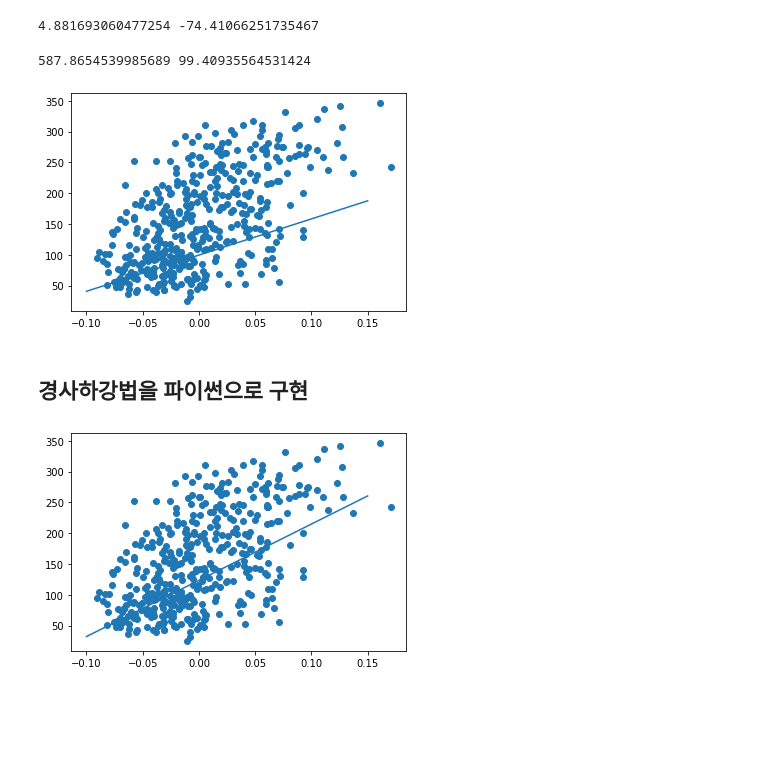
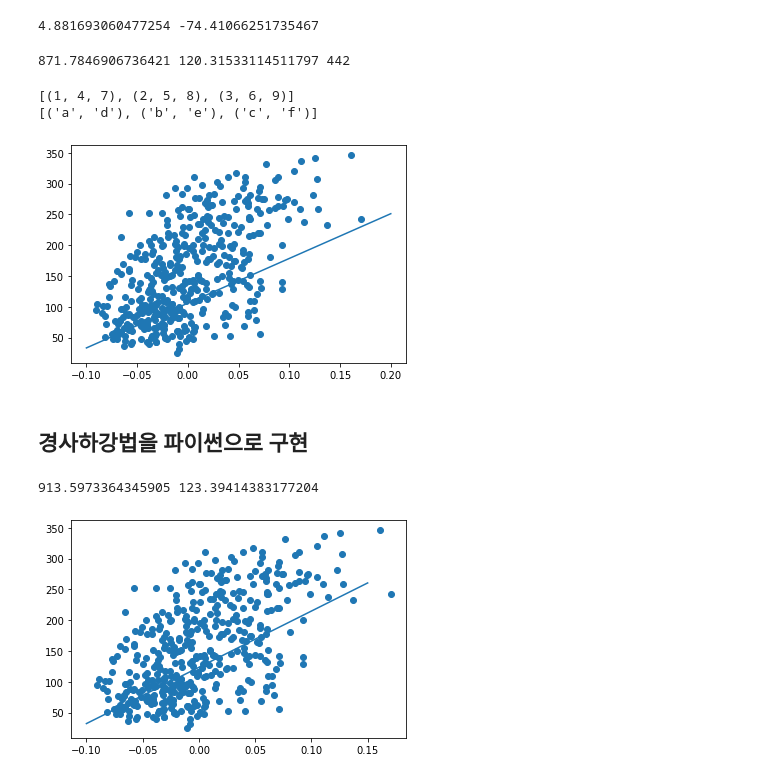
Before and after one commit to geunsu-jo/Hands-On-ML, a Jupyter notebook: winter_semester/02_선형회귀.ipynb, the cells around one changed output. Saved outputs shown, nothing was run; the diff lists cells and outputs as text; code cells hidden in the pictures; blank space fills up the shorter version.

```diff
--- a/winter_semester/02_선형회귀.ipynb
+++ b/winter_semester/02_선형회귀.ipynb
@@ -133,23 +132,35 @@ print(w_new, b_new)
 # %% [output]
 4.881693060477254 -74.41066251735467
 # %%
-for x_i, y_i in zip(X,y):
+itr = 0
+for x_i, y_i in zip(X,y): # zip은 동일한 자료형을 묶어주는 역할
   y_hat = x_i * w + b
   err = y_i - y_hat
   w_rate = x_i
   w = w + w_rate * err
   b = b + 1 * err
-print(w,b)
+  itr += 1
+
+print(w,b,itr)
 # %% [output]
-587.8654539985689 99.40935564531424
+871.7846906736421 120.31533114511797 442
+# %%
+# zip example
+ex1 = list(zip([1,2,3], [4,5,6], [7,8,9]))
+ex2 = list(zip("abc", "def"))
+print(ex1)
+print(ex2)
+# %% [output]
+[(1, 4, 7), (2, 5, 8), (3, 6, 9)]
+[('a', 'd'), ('b', 'e'), ('c', 'f')]
 # %%
 plt.scatter(X,y)
-pt1 = (-0.1, -0.1 * w + b)
-pt2 = (0.15, 0.15 * w + b)
+pt1 = (-0.1, -0.1 * w + b) # Min axis of x, y
+pt2 = (0.2, 0.15 * w + b) # Max axis of x, y
 plt.plot([pt1[0], pt2[0]], [pt1[1], pt2[1]])
 plt.show()
 # %% [output]
-[figure, old version]
+[figure, new version]
 # %% [markdown]
 ## 경사하강법을 파이썬으로 구현
 # %%
@@ -184,6 +195,9 @@ class GradientDescent:
 # %%
 gd = GradientDescent()
 gd.fit(X,y)
+print(gd.w, gd.b)
+# %% [output]
+913.5973364345905 123.39414383177204
 # %%
 plt.scatter(X,y)
 pt1 = (-0.1, -0.1 * gd.w + gd.b)
```
Also changed, not shown: parts of 2 cells of this notebook.
